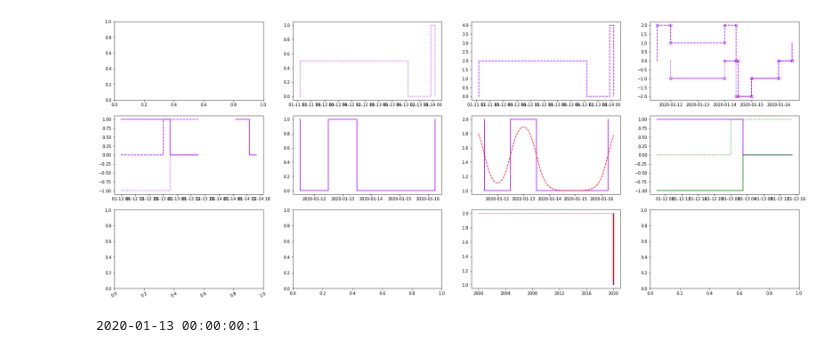
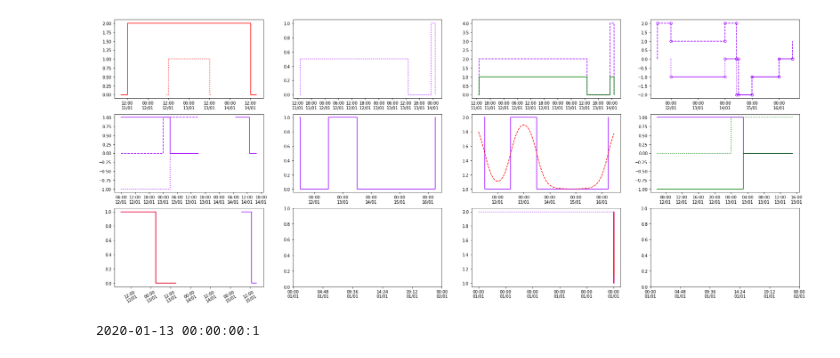
Before and after one commit to probability/topicmodelunderstanding, a Jupyter notebook: Notebooks/shift_clip_filter.ipynb, the cells around one changed output. Saved outputs shown, nothing was run; the diff lists cells and outputs as text; code cells hidden in the pictures.

```diff
--- a/Notebooks/shift_clip_filter.ipynb
+++ b/Notebooks/shift_clip_filter.ipynb
@@ -28,60 +28,61 @@ std = Steps(use_datetime=True).add([s1d,s2d,s4d,s5d,s6d])
 std2 = Steps(use_datetime=True).add([s8d])
 
 
-#s7d.plot(ax=axr1[0],color='r')
-#s8d.plot(ax=axr1[0],color='r',linestyle=':')
+s7d.plot(ax=axr1[0],color='r')
+s8d.plot(ax=axr1[0],color='r',linestyle=':')
 
 ((std/s7d).reflect()).plot(ax=axr1[1],linestyle=':')
 (std2-s9d+Step(use_datetime=True)).plot(ax=axr2[1])
 
 ((std*s7d).reflect()).plot(ax=axr1[2],linestyle='--')
+((std*s7d).reflect()).normalise().plot(ax=axr1[2],color='g')
 
 (std+s7d).plot(method='pretty',ax=axr1[3],linestyle='--')
 std.plot(ax=axr1[3],method='pretty')
 
 (std2-s9d+2).plot(ax=axr2[2])
 (std2-s9d+2).smooth_plot(ax=axr2[2],smooth_factor=30000,color='r',linestyle='--')
 
 s3d.plot(ax=axr2[0])
 (s3d>>pd.Timedelta(days=1.5)).plot(ax=axr2[0])
 (s3d.reflect()).plot(ax=axr2[0],linestyle=':')
 (s3d.reflect(axis=1)).plot(ax=axr2[0],linestyle='--')
 
 s3d.plot(ax=axr2[3])
 (s3d.reflect()).plot(ax=axr2[3],color='g')
 (s3d.reflect(axis=1)).plot(ax=axr2[3],color='g',linestyle=':')
 
 smulti = std2-s9d+2
 
 smulti.plot(ax=axr3[2])
 (smulti>>pd.Timedelta(days=1.5)).plot(ax=axr3[2],linestyle=':')
 (smulti).smooth_plot(ax=axr3[2],smooth_factor=10000,color='r')
 #(smulti<2).plot(ax=axr3[2],color='r')
 
-#s3d.plot(ax=axr3[0])
-#(s3d>>pd.Timedelta(days=2.5)).plot(ax=axr3[0])
-#s3d.plot(ax=axr3[0])
-#(s3d).plot(ax=axr3[0],color='r')
+s3d.plot(ax=axr3[0])
+(s3d>>pd.Timedelta(days=2.5)).plot(ax=axr3[0])
+s3d.plot(ax=axr3[0])
+(s3d).plot(ax=axr3[0],color='r')
 
 axr3[0].tick_params(axis='x', labelrotation=30)
 
-# date_form = DateFormatter('%d/%m')
-# axr1[0].xaxis.set_major_formatter(date_form)
-# axr1[1].xaxis.set_major_formatter(date_form)
-# axr1[2].xaxis.set_major_formatter(date_form)
-# axr1[3].xaxis.set_major_formatter(date_form)
+date_form = DateFormatter('%H:%M\n%d/%m')
+axr1[0].xaxis.set_major_formatter(date_form)
+axr1[1].xaxis.set_major_formatter(date_form)
+axr1[2].xaxis.set_major_formatter(date_form)
+axr1[3].xaxis.set_major_formatter(date_form)
 
-# axr2[0].xaxis.set_major_formatter(date_form)
-# axr2[1].xaxis.set_major_formatter(date_form)
-# axr2[2].xaxis.set_major_formatter(date_form)
-# axr2[3].xaxis.set_major_formatter(date_form)
+axr2[0].xaxis.set_major_formatter(date_form)
+axr2[1].xaxis.set_major_formatter(date_form)
+axr2[2].xaxis.set_major_formatter(date_form)
+axr2[3].xaxis.set_major_formatter(date_form)
 
-# axr3[0].xaxis.set_major_formatter(date_form)
-# axr3[1].xaxis.set_major_formatter(date_form)
-# axr3[2].xaxis.set_major_formatter(date_form)
-# axr3[3].xaxis.set_major_formatter(date_form)
+axr3[0].xaxis.set_major_formatter(date_form)
+axr3[1].xaxis.set_major_formatter(date_form)
+axr3[2].xaxis.set_major_formatter(date_form)
+axr3[3].xaxis.set_major_formatter(date_form)
 # %% [output]
-[figure, old version]
+[figure, new version]
 # %%
 s3d
 # %% [output]
```
Also changed, not shown: 5 other files.
